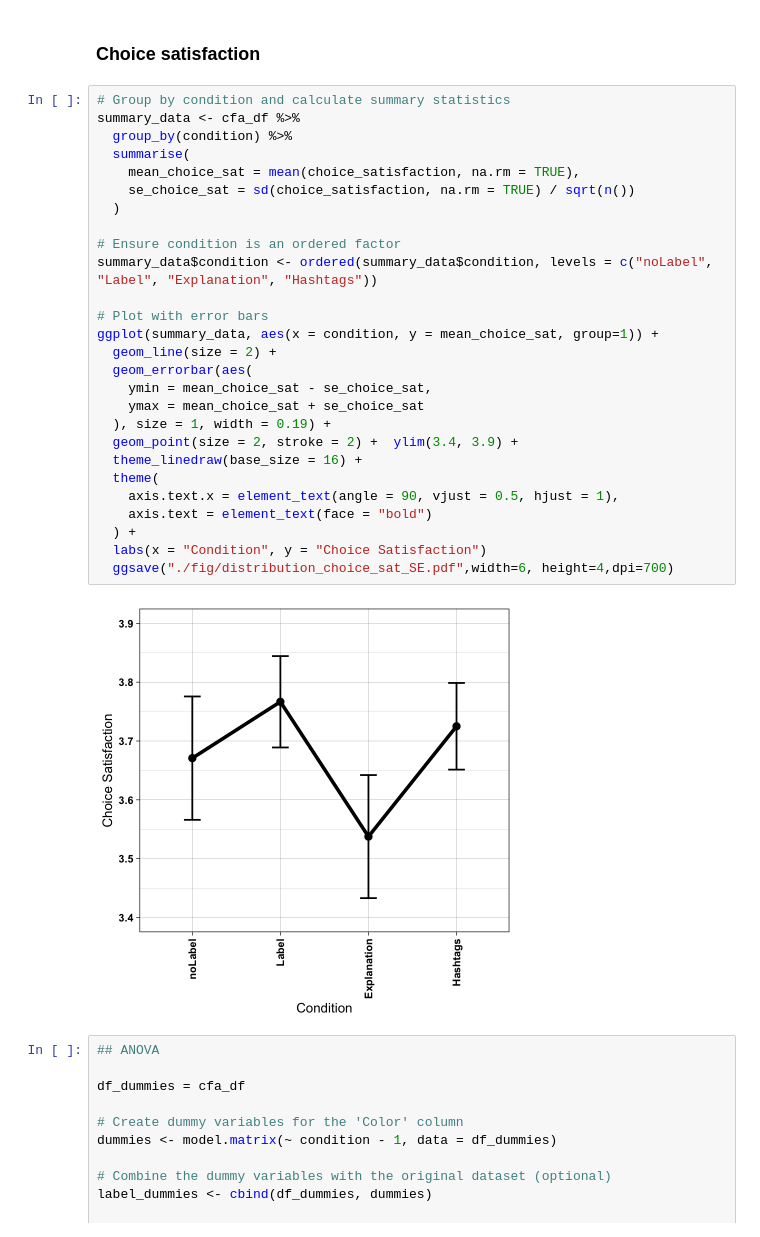
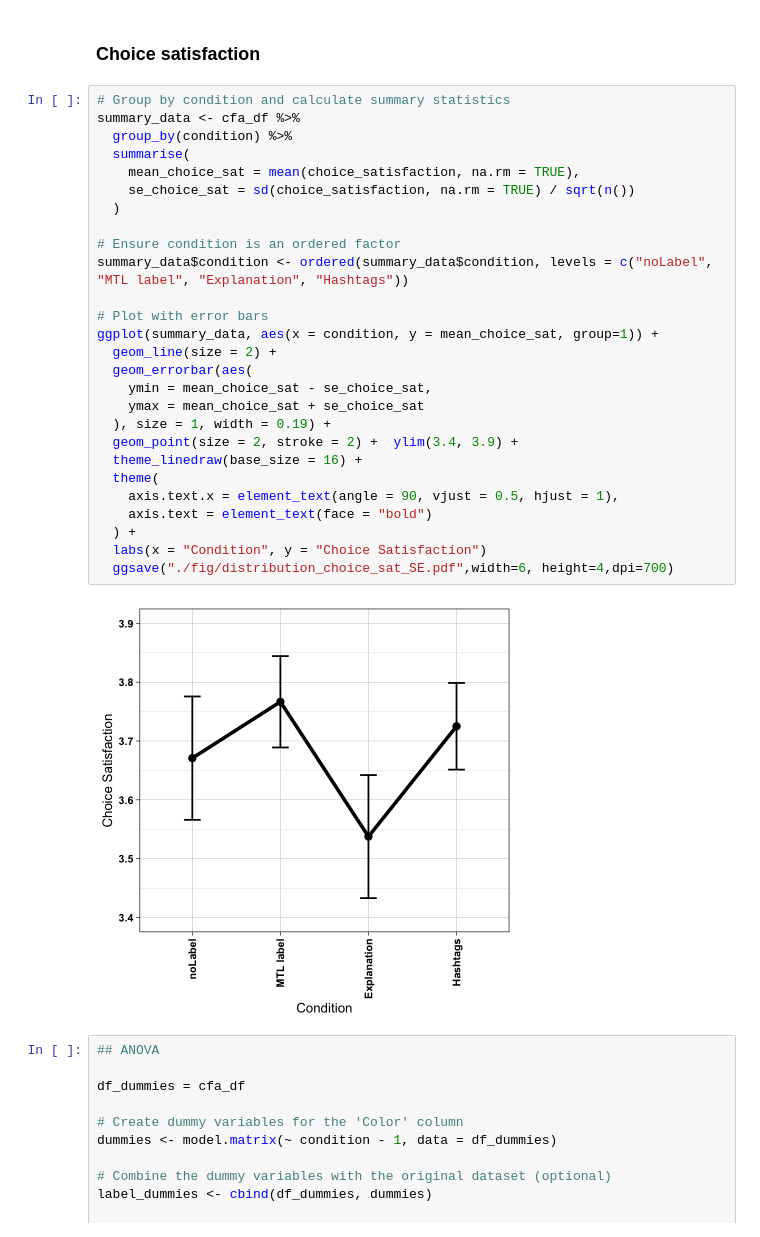
Before and after one commit to ayoubGL/UMAP_25_LLMS_Hash, a Jupyter notebook: Data_Analysis/DA_Umap25_R.ipynb, the cells around one changed output. Drawn from its saved outputs; the diff is of its cells as text.

```diff
--- a/Data_Analysis/DA_Umap25_R.ipynb
+++ b/Data_Analysis/DA_Umap25_R.ipynb
@@ -897,32 +1157,32 @@ Model Test User Model:
 # %%
 # Group by condition and calculate summary statistics
 summary_data <- cfa_df %>%
   group_by(condition) %>%
   summarise(
     mean_choice_sat = mean(choice_satisfaction, na.rm = TRUE),
     se_choice_sat = sd(choice_satisfaction, na.rm = TRUE) / sqrt(n())
   )
 
 # Ensure condition is an ordered factor
-summary_data$condition <- ordered(summary_data$condition, levels = c("noLabel", "Label", "Explanation", "Hashtags"))
+summary_data$condition <- ordered(summary_data$condition, levels = c("noLabel", "MTL label", "Explanation", "Hashtags"))
 
 # Plot with error bars
 ggplot(summary_data, aes(x = condition, y = mean_choice_sat, group=1)) +
   geom_line(size = 2) +
   geom_errorbar(aes(
     ymin = mean_choice_sat - se_choice_sat,
     ymax = mean_choice_sat + se_choice_sat
   ), size = 1, width = 0.19) +
   geom_point(size = 2, stroke = 2) +  ylim(3.4, 3.9) +
   theme_linedraw(base_size = 16) +
   theme(
     axis.text.x = element_text(angle = 90, vjust = 0.5, hjust = 1),
     axis.text = element_text(face = "bold")
   ) +
   labs(x = "Condition", y = "Choice Satisfaction")
   ggsave("./fig/distribution_choice_sat_SE.pdf",width=6, height=4,dpi=700)
 # %% [output]
-[figure, old version]
+[figure, new version]
 # %%
 ## ANOVA
 
```
Also changed, not shown: parts of 79 cells of this notebook, 49 other files.
